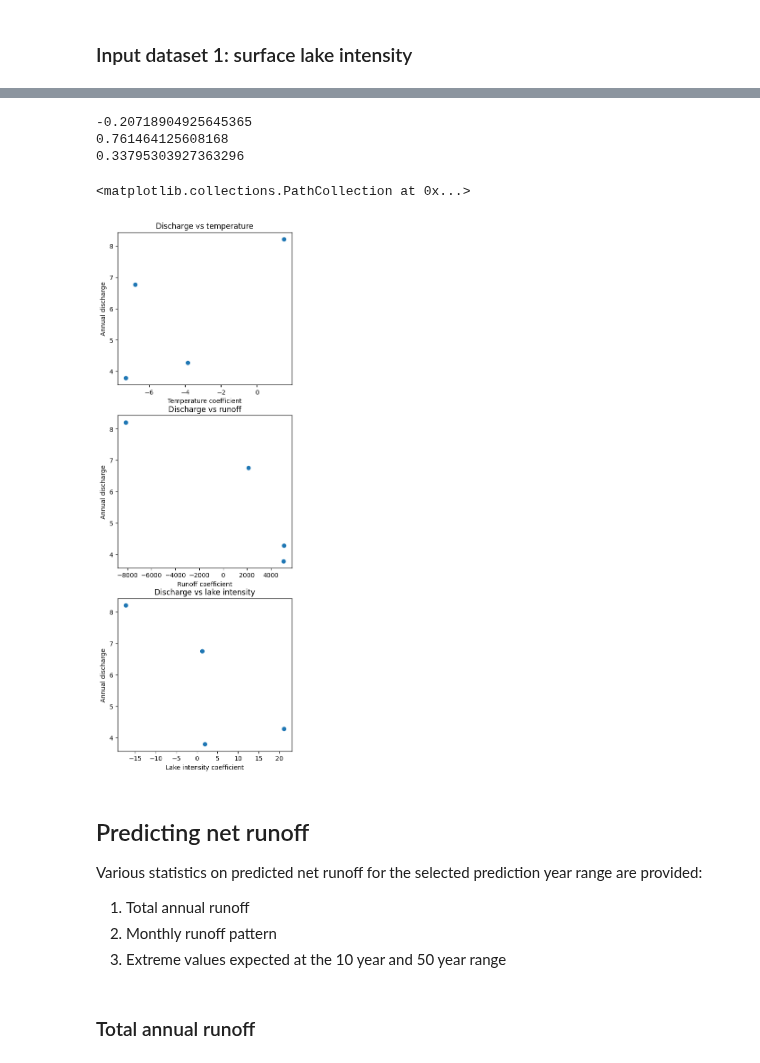
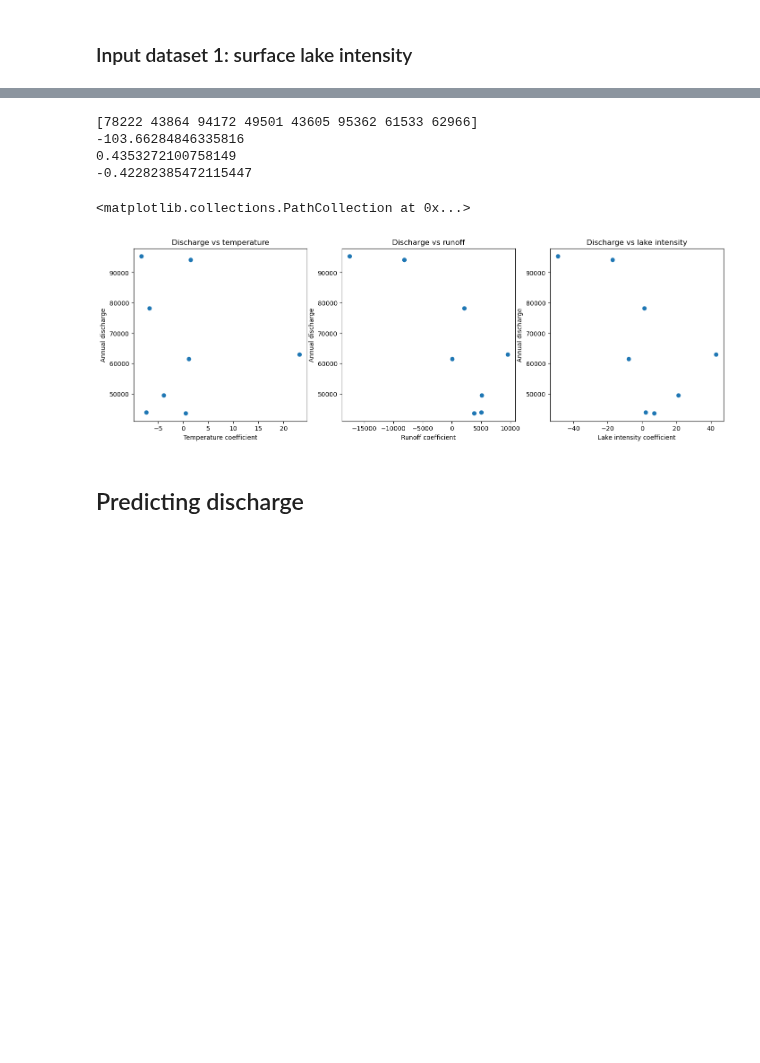
Before and after one commit to DTC-Ice-Sheets/dtc_is_notebooks, a Jupyter notebook: DTC-IS-Hydropower.ipynb, the cells around one changed output, grey strips where cells are left out. Saved outputs shown, nothing was run; the diff lists cells and outputs as text; code cells hidden in the pictures; blank space fills up the shorter version.

```diff
--- a/DTC-IS-Hydropower.ipynb
+++ b/DTC-IS-Hydropower.ipynb
@@ -8,6 +27,11 @@ import numpy as np
 import geopandas as gpd
 import matplotlib.pyplot as plt
 from sklearn.metrics import r2_score
+# %%
+# Year lengths in days from a given start year - used to ensure daily values are aligned correctly
+
+year_days_2006 = [365,365,366,365,365,365,366,365,365,365,366,365,365,365,366,365,365,365,366,365]
+year_days_2015 = [365,366,365,365,365,366,365,365,365,366,365]
 # %% [markdown]
 ## Data provision
 
@@ -137,19 +142,13 @@ ax2.legend()
 discharge2 = pd.read_csv("https://dtc-query-api-bucket.s3.gra.io.cloud.ovh.net/use_case_1/notebook_data/WatsonDischarge2006_2025.csv", usecols=(7,)).to_numpy()
 fig, ax = plt.subplots(1, 1)
 #fig.set_size_inches(5,3)
-ax.set_xlim(140,280)
+ax.set_xlim(120,280)
 #ax.set_ylim(ylim[0],ylim[1])
 ax.set_xlabel("Days from year start")
 ax.set_ylabel("Discharge m3/s")
 ax.set_title('Daily discharge')
-ax.plot(np.arange(140,280),discharge2[145+365*8:285+365*8].astype(float), label='2014')
-ax.plot(np.arange(140,280),discharge2[145+365*9:285+365*9].astype(float), label='2015')
-ax.plot(np.arange(140,280),discharge2[145+365*10:285+365*10].astype(float), label='2016')
-ax.plot(np.arange(140,280),discharge2[145+365*11:285+365*11].astype(float), label='2017')
-ax.plot(np.arange(140,280),discharge2[145+365*12:285+365*12].astype(float), label='2018')
-ax.plot(np.arange(140,280),discharge2[145+365*13:285+365*13].astype(float), label='2019')
-ax.plot(np.arange(140,280),discharge2[145+365*14:285+365*14].astype(float), label='2020')
-ax.plot(np.arange(140,280),discharge2[145+365*15:285+365*15].astype(float), label='2021')
+for i in np.arange(8,16):
+    ax.plot(np.arange(120,280),discharge2[121+365*i:281+365*i].astype(float), label=str(2006+i))
 ax.legend()
 # %% [output]
 <matplotlib.legend.Legend at 0x...>
@@ -196,46 +194,42 @@ ax[2].scatter(runoff_coeffs[:,0],lake_coeffs[:,0])
 # %%
 # Covariance between input datasets and observed total discharge
 
-# Watson discharge from 2014-2017 inclusive is only available as annual values
-Watson_annual = [6.76,3.79,8.21,4.28]
-m1,b1 = np.polyfit(temp_coeffs[:4,0],Watson_annual, 1)
-aa = r2_score(b1 + m1*temp_coeffs[:4,0], Watson_annual)
+Watson_annual = np.arange(8)
+for i in np.arange(8):
+    Watson_annual[i] = sum(discharge2[131+sum(year_days_2006[:i+8]):281+sum(year_days_2006[:i+8])])
+print(Watson_annual)
+
+m1,b1 = np.polyfit(temp_coeffs[:,0],Watson_annual, 1)
+aa = r2_score(b1 + m1*temp_coeffs[:,0], Watson_annual)
 print(aa)
-fig, ax = plt.subplots(3, 1)
-fig.set_size_inches(5,15)
+fig, ax = plt.subplots(1,3)
+fig.set_size_inches(17,5)
 ax[0].set_xlabel("Temperature coefficient")
 ax[0].set_ylabel("Annual discharge")
 ax[0].set_title('Discharge vs temperature')
-ax[0].scatter(temp_coeffs[:4,0],Watson_annual)
+ax[0].scatter(temp_coeffs[:,0],Watson_annual)
 
-m2,b2 = np.polyfit(runoff_coeffs[:4,0],Watson_annual, 1)
-aa = r2_score(b2 + m2*runoff_coeffs[:4,0], Watson_annual)
+m2,b2 = np.polyfit(runoff_coeffs[:,0],Watson_annual, 1)
+aa = r2_score(b2 + m2*runoff_coeffs[:,0], Watson_annual)
 print(aa)
 ax[1].set_xlabel("Runoff coefficient")
 ax[1].set_ylabel("Annual discharge")
 ax[1].set_title('Discharge vs runoff')
-ax[1].scatter(runoff_coeffs[:4,0],Watson_annual)
+ax[1].scatter(runoff_coeffs[:,0],Watson_annual)
 
-m3,b3 = np.polyfit(lake_coeffs[:4,0],Watson_annual, 1)
-aa = r2_score(b3 + m3*lake_coeffs[:4,0], Watson_annual)
+m3,b3 = np.polyfit(lake_coeffs[:,0],Watson_annual, 1)
+aa = r2_score(b3 + m3*lake_coeffs[:,0], Watson_annual)
 print(aa)
 ax[2].set_xlabel("Lake intensity coefficient")
 ax[2].set_ylabel("Annual discharge")
 ax[2].set_title('Discharge vs lake intensity')
-ax[2].scatter(lake_coeffs[:4,0],Watson_annual)
+ax[2].scatter(lake_coeffs[:,0],Watson_annual)
 # %% [output]
--0.20718904925645365
-0.761464125608168
-0.33795303927363296
+[78222 43864 94172 49501 43605 95362 61533 62966]
+-103.66284846335816
+0.4353272100758149
+-0.42282385472115447
 <matplotlib.collections.PathCollection at 0x...>
-[figure, old version]
+[figure, new version]
 # %% [markdown]
-## Predicting net runoff
-
-Various statistics on predicted net runoff for the selected prediction year range are provided:
-
-1. Total annual runoff
-2. Monthly runoff pattern
-3. Extreme values expected at the 10 year and 50 year range
+## Predicting discharge
-# %% [markdown]
-### Total annual runoff
```
Also changed, not shown: parts of 36 cells of this notebook.
